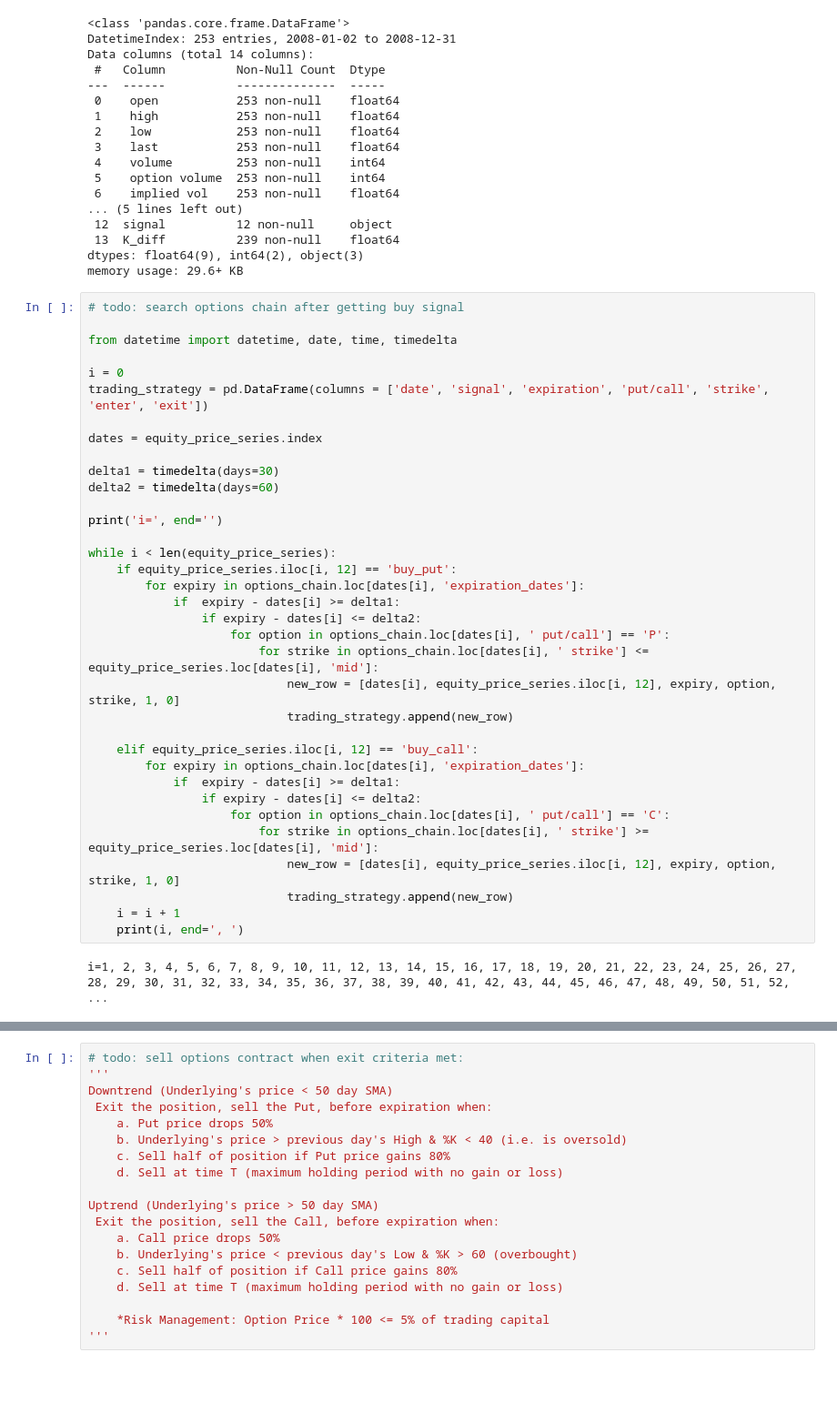
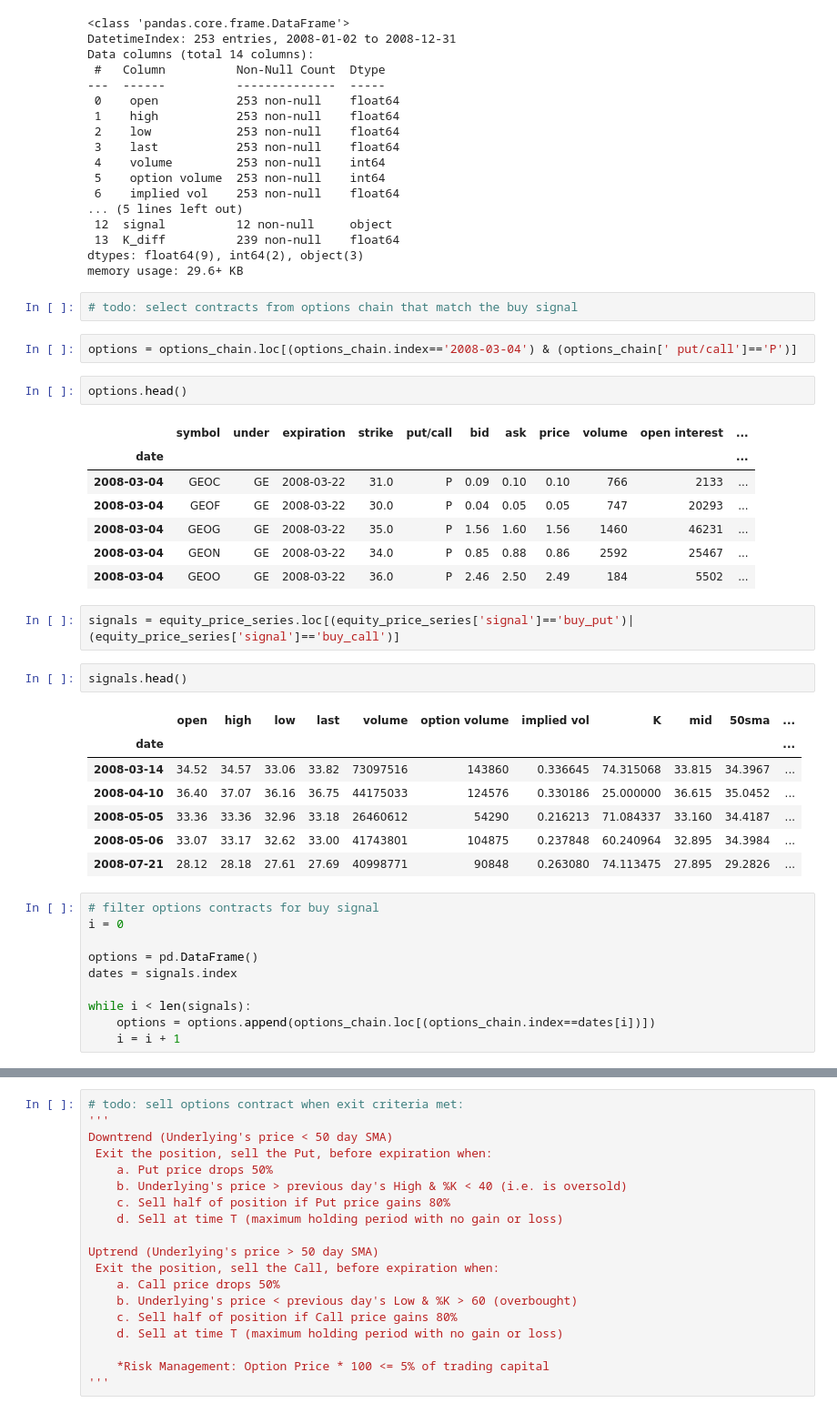
Before and after one commit to flooidio/tradebot, a Jupyter notebook: directional_strategy/options_directional_strategy.ipynb, the cells around one changed output, grey strips where cells are left out. Shown at 91% size. Saved outputs shown, nothing was run; the diff lists cells and outputs as text; blank space fills up the shorter version.

```diff
--- a/directional_strategy/options_directional_strategy.ipynb
+++ b/directional_strategy/options_directional_strategy.ipynb
@@ -242,41 +242,40 @@ Data columns (total 14 columns):
  13  K_diff          239 non-null    float64
 dtypes: float64(9), int64(2), object(3)
 memory usage: 29.6+ KB
-# %%
-# todo: search options chain after getting buy signal
-
-from datetime import datetime, date, time, timedelta
-
-i = 0
-trading_strategy = pd.DataFrame(columns = ['date', 'signal', 'expiration', 'put/call', 'strike', 'enter', 'exit'])
-
-dates = equity_price_series.index
-
-delta1 = timedelta(days=30)
-delta2 = timedelta(days=60)
-
-print('i=', end='')
-
-while i < len(equity_price_series):
-    if equity_price_series.iloc[i, 12] == 'buy_put':
-        for expiry in options_chain.loc[dates[i], 'expiration_dates']:
-            if  expiry - dates[i] >= delta1:
-                if expiry - dates[i] <= delta2:
-                    for option in options_chain.loc[dates[i], ' put/call'] == 'P':
-                        for strike in options_chain.loc[dates[i], ' strike'] <= equity_price_series.loc[dates[i], 'mid']:
-                            new_row = [dates[i], equity_price_series.iloc[i, 12], expiry, option, strike, 1, 0]
-                            trading_strategy.append(new_row)
-
-    elif equity_price_series.iloc[i, 12] == 'buy_call':
-        for expiry in options_chain.loc[dates[i], 'expiration_dates']:
-            if  expiry - dates[i] >= delta1:
-                if expiry - dates[i] <= delta2:
-                    for option in options_chain.loc[dates[i], ' put/call'] == 'C':
-                        for strike in options_chain.loc[dates[i], ' strike'] >= equity_price_series.loc[dates[i], 'mid']:
-                            new_row = [dates[i], equity_price_series.iloc[i, 12], expiry, option, strike, 1, 0]
-                            trading_strategy.append(new_row)
-    i = i + 1
-    print(i, end=', ')
-# %% [output]
-i=1, 2, 3, 4, 5, 6, 7, 8, 9, 10, 11, 12, 13, 14, 15, 16, 17, 18, 19, 20, 21, 22, 23, 24, 25, 26, 27, 28, 29, 30, 31, 32, 33, 34, 35, 36, 37, 38, 39, 40, 41, 42, 43, 44, 45, 46, 47, 48, 49, 50, 51, 52, ...
+# %%
+# todo: select contracts from options chain that match the buy signal
+# %%
+options = options_chain.loc[(options_chain.index=='2008-03-04') & (options_chain[' put/call']=='P')]
+# %%
+options.head()
+# %% [output]
+|  | symbol | under | expiration | strike | put/call | bid | ask | price | volume | open interest | ... |
+| date |  |  |  |  |  |  |  |  |  |  | ... |
+| 2008-03-04 | GEOC | GE | 2008-03-22 | 31.0 | P | 0.09 | 0.10 | 0.10 | 766 | 2133 | ... |
+| 2008-03-04 | GEOF | GE | 2008-03-22 | 30.0 | P | 0.04 | 0.05 | 0.05 | 747 | 20293 | ... |
+| 2008-03-04 | GEOG | GE | 2008-03-22 | 35.0 | P | 1.56 | 1.60 | 1.56 | 1460 | 46231 | ... |
+| 2008-03-04 | GEON | GE | 2008-03-22 | 34.0 | P | 0.85 | 0.88 | 0.86 | 2592 | 25467 | ... |
+| 2008-03-04 | GEOO | GE | 2008-03-22 | 36.0 | P | 2.46 | 2.50 | 2.49 | 184 | 5502 | ... |
+# %%
+signals = equity_price_series.loc[(equity_price_series['signal']=='buy_put')|(equity_price_series['signal']=='buy_call')]
+# %%
+signals.head()
+# %% [output]
+|  | open | high | low | last | volume | option volume | implied vol | K | mid | 50sma | ... |
+| date |  |  |  |  |  |  |  |  |  |  | ... |
+| 2008-03-14 | 34.52 | 34.57 | 33.06 | 33.82 | 73097516 | 143860 | 0.336645 | 74.315068 | 33.815 | 34.3967 | ... |
+| 2008-04-10 | 36.40 | 37.07 | 36.16 | 36.75 | 44175033 | 124576 | 0.330186 | 25.000000 | 36.615 | 35.0452 | ... |
+| 2008-05-05 | 33.36 | 33.36 | 32.96 | 33.18 | 26460612 | 54290 | 0.216213 | 71.084337 | 33.160 | 34.4187 | ... |
+| 2008-05-06 | 33.07 | 33.17 | 32.62 | 33.00 | 41743801 | 104875 | 0.237848 | 60.240964 | 32.895 | 34.3984 | ... |
+| 2008-07-21 | 28.12 | 28.18 | 27.61 | 27.69 | 40998771 | 90848 | 0.263080 | 74.113475 | 27.895 | 29.2826 | ... |
+# %%
+# filter options contracts for buy signal
+i = 0
+
+options = pd.DataFrame()
+dates = signals.index
+
+while i < len(signals):
+    options = options.append(options_chain.loc[(options_chain.index==dates[i])])
+    i = i + 1
 # %%
```
Also changed, not shown: parts of 6 cells of this notebook.
